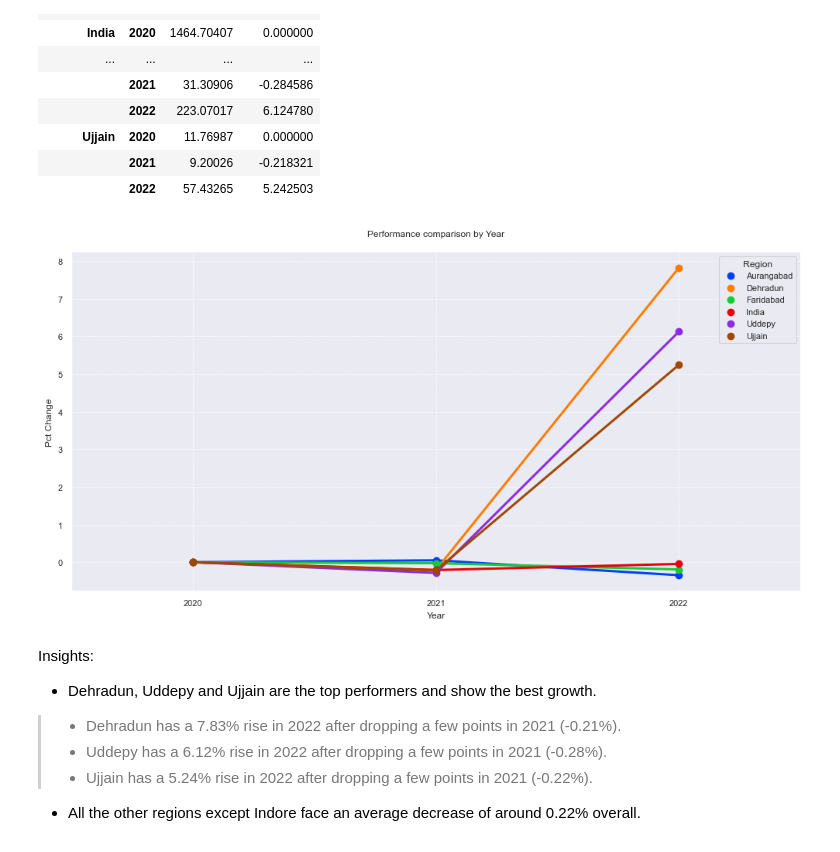
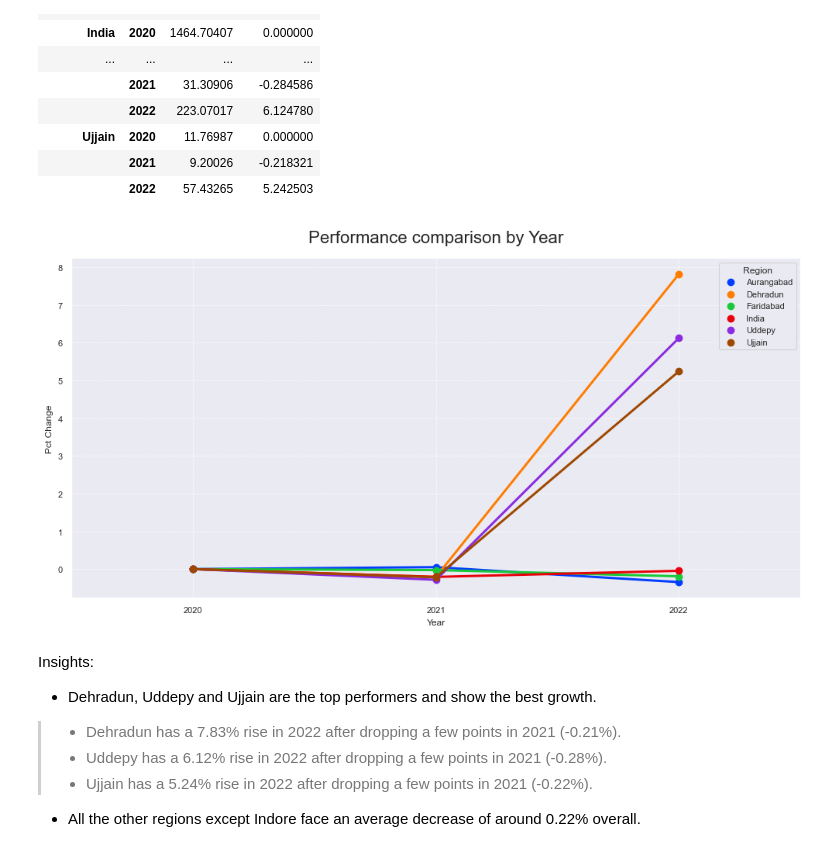
Before and after one commit to pratiksrm99/DataAnalysis, a Jupyter notebook: Website_Visitors_Data_Analysis/Analysis Notebook/Part_2-Prescriptive_Analysis.ipynb, the cells around one changed output. Saved outputs shown, nothing was run; the diff lists cells and outputs as text; code cells hidden in the pictures.

```diff
--- a/Website_Visitors_Data_Analysis/Analysis Notebook/Part_2-Prescriptive_Analysis.ipynb
+++ b/Website_Visitors_Data_Analysis/Analysis Notebook/Part_2-Prescriptive_Analysis.ipynb
@@ -175,13 +174,12 @@ df_best_region
 # %%
 # Visualizing the data
 plot = sns.catplot(df_best_region.reset_index(),
                    x="Year",y="Pct Change", hue="Region",
                    kind="point", aspect=2, palette="bright", legend_out=False)
-plt.title("Performance comparison by Year", pad=15)
+plt.title("Performance comparison by Year", fontsize=16, pad=15)
 plt.grid(True, linewidth=0.5, linestyle="--")
-plot.fig.show()
 # %% [output]
-[figure, old version]
+[figure, new version]
 # %% [markdown]
 Insights:
 * Dehradun, Uddepy and Ujjain are the top performers and show the best growth.
```
Also changed, not shown: parts of 3 cells of this notebook.
